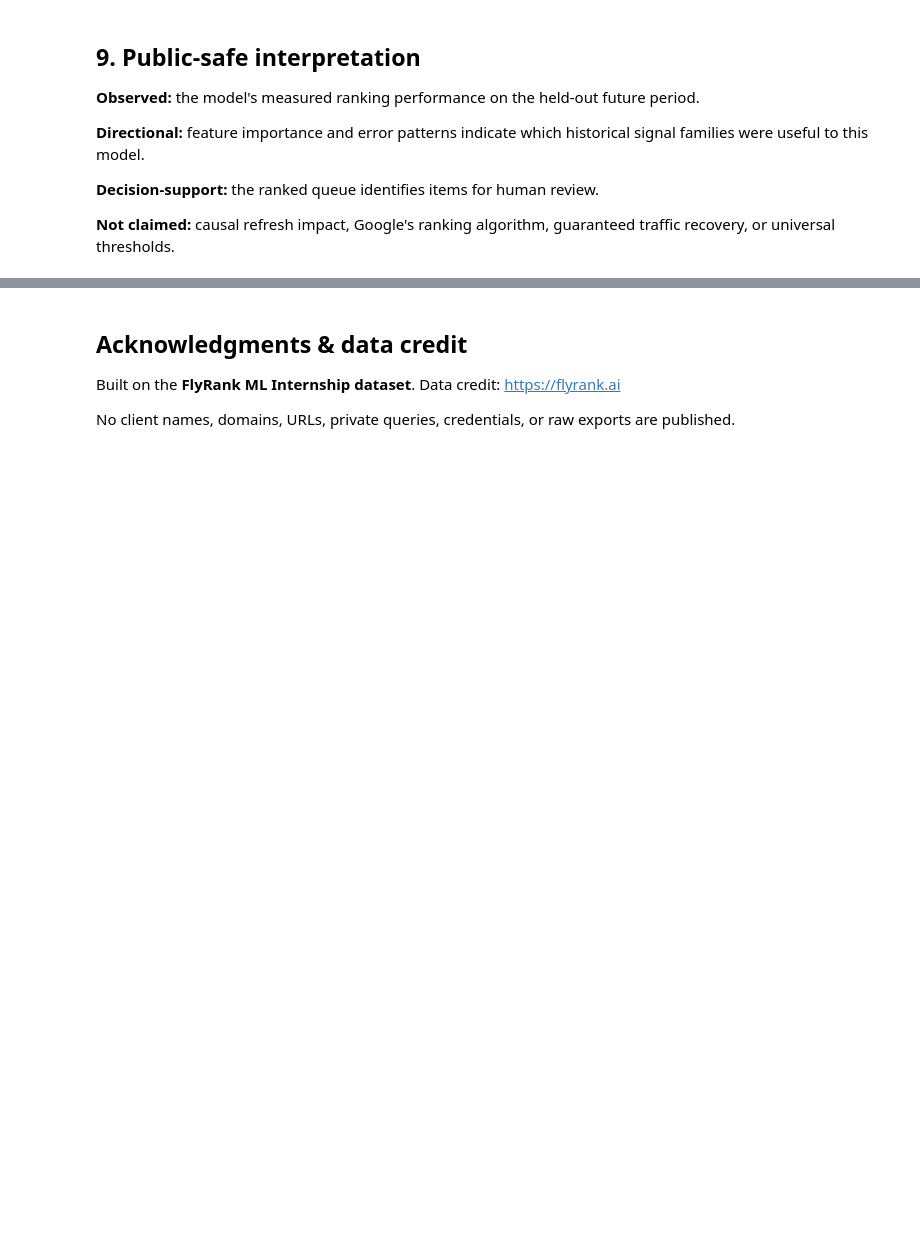
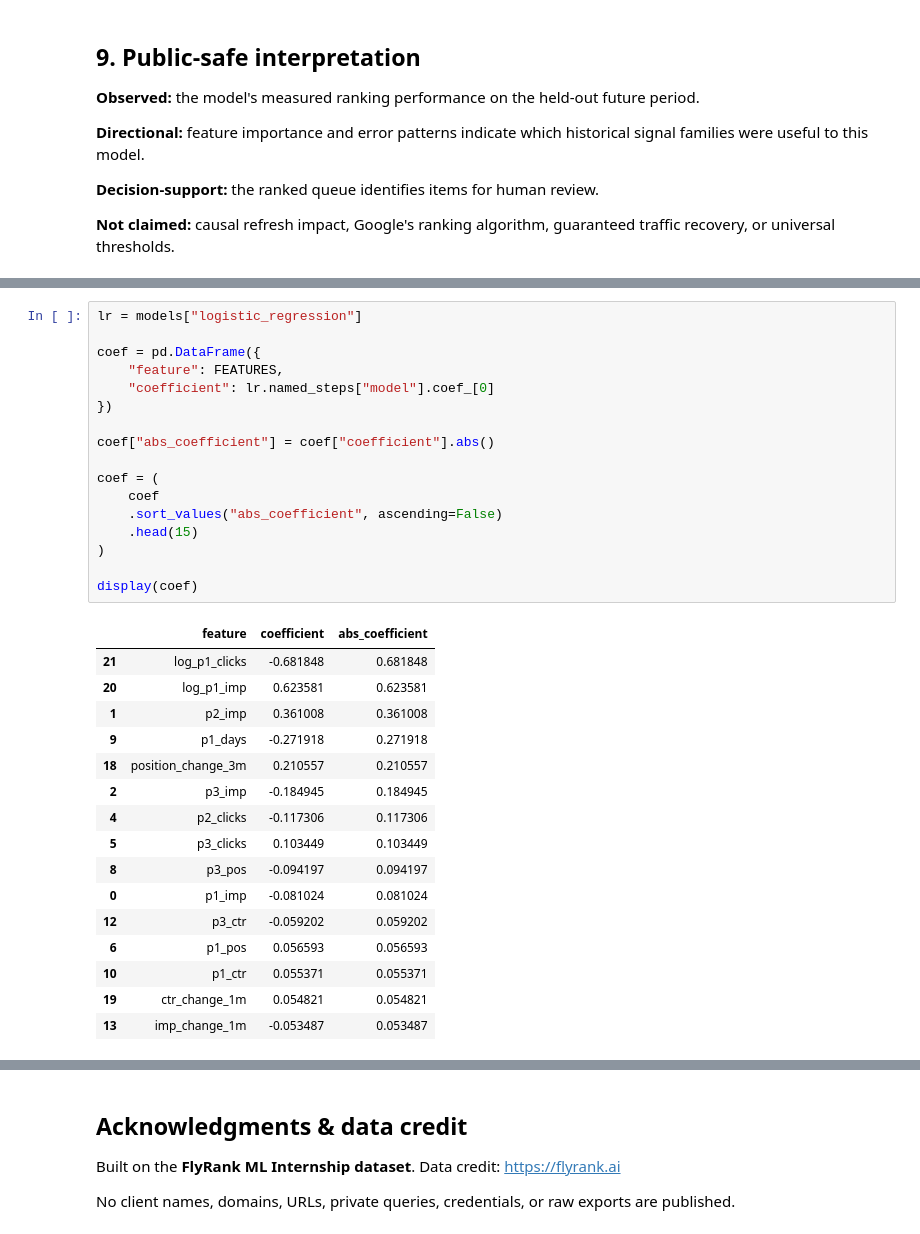
Before and after one commit to batsykods/FLrank1, a Jupyter notebook: work/notebooks/capstone.ipynb, the cells around one changed output, grey strips where cells are left out. Drawn from its saved outputs; the diff is of its cells as text; blank space fills up the shorter version.

```diff
--- a/work/notebooks/capstone.ipynb
+++ b/work/notebooks/capstone.ipynb
@@ -435,0 +653,34 @@ print("Artifacts written to:",out.resolve())
+# %%
+lr = models["logistic_regression"]
+
+coef = pd.DataFrame({
+    "feature": FEATURES,
+    "coefficient": lr.named_steps["model"].coef_[0]
+})
+
+coef["abs_coefficient"] = coef["coefficient"].abs()
+
+coef = (
+    coef
+    .sort_values("abs_coefficient", ascending=False)
+    .head(15)
+)
+
+display(coef)
+# %% [output]
+|  | feature | coefficient | abs_coefficient |
+| 21 | log_p1_clicks | -0.681848 | 0.681848 |
+| 20 | log_p1_imp | 0.623581 | 0.623581 |
+| 1 | p2_imp | 0.361008 | 0.361008 |
+| 9 | p1_days | -0.271918 | 0.271918 |
+| 18 | position_change_3m | 0.210557 | 0.210557 |
+| 2 | p3_imp | -0.184945 | 0.184945 |
+| 4 | p2_clicks | -0.117306 | 0.117306 |
+| 5 | p3_clicks | 0.103449 | 0.103449 |
+| 8 | p3_pos | -0.094197 | 0.094197 |
+| 0 | p1_imp | -0.081024 | 0.081024 |
+| 12 | p3_ctr | -0.059202 | 0.059202 |
+| 6 | p1_pos | 0.056593 | 0.056593 |
+| 10 | p1_ctr | 0.055371 | 0.055371 |
+| 19 | ctr_change_1m | 0.054821 | 0.054821 |
+| 13 | imp_change_1m | -0.053487 | 0.053487 |
```
Also changed, not shown: parts of 16 cells of this notebook, 11 other files.
